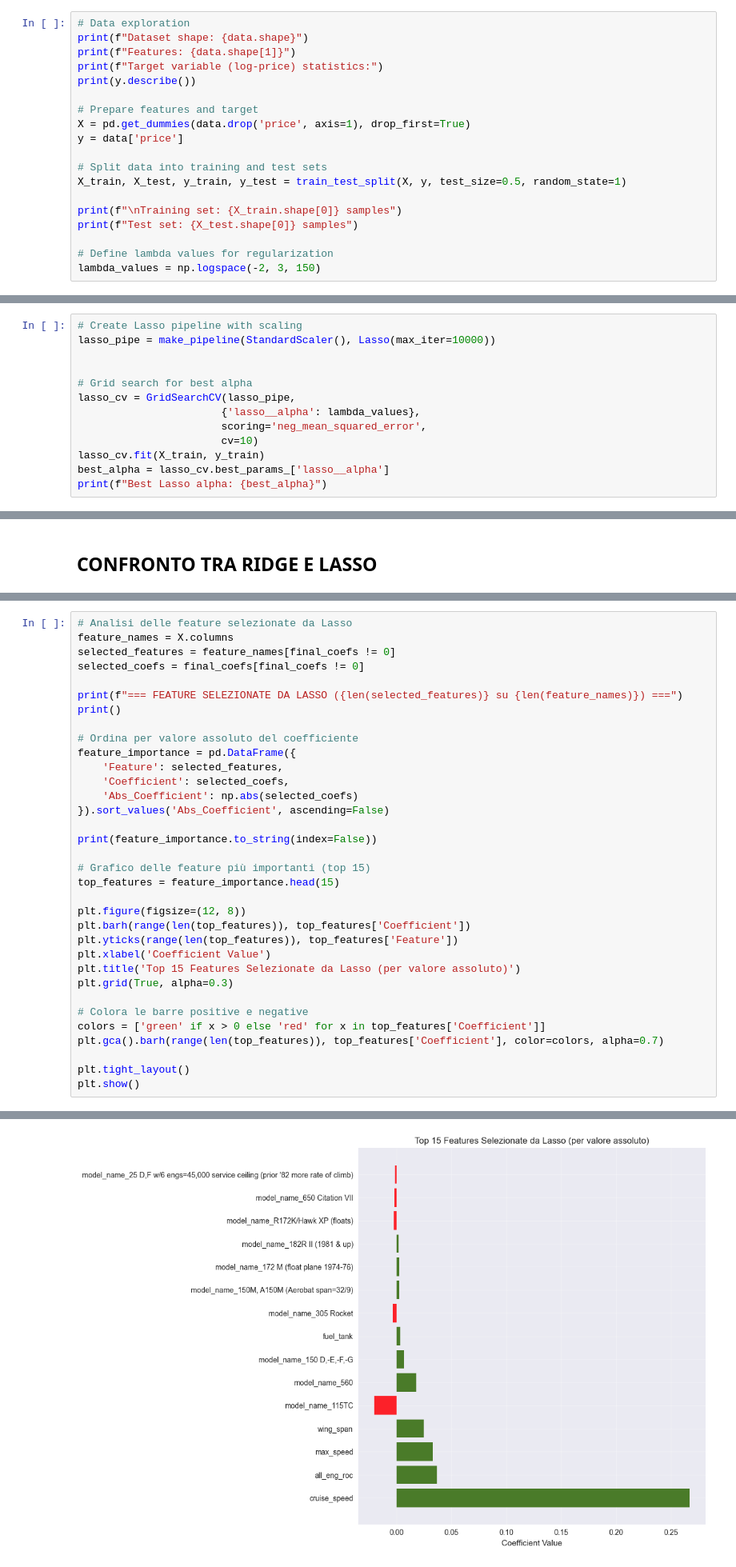
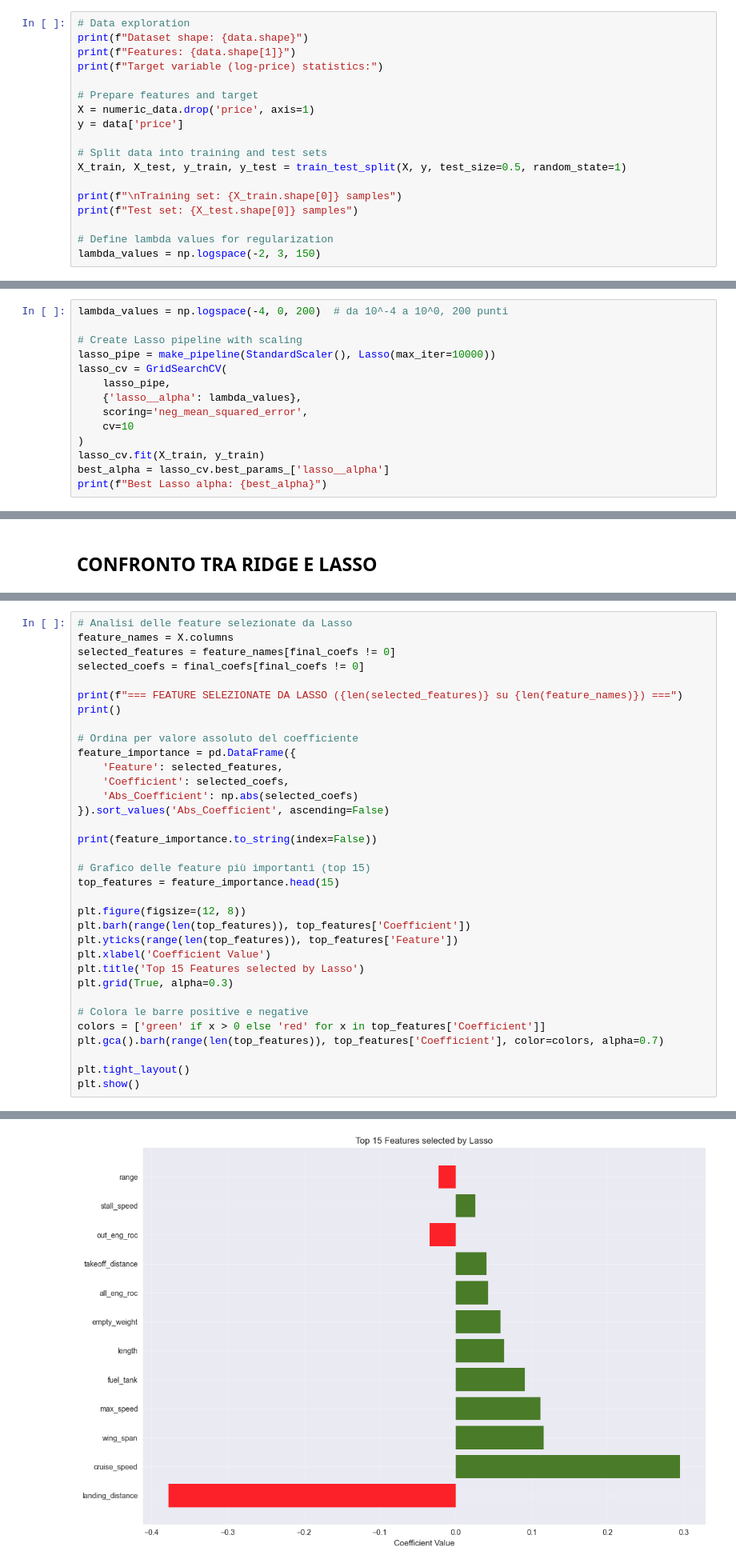
Before and after one commit to aminb00/StatisticalLearningProject, a Jupyter notebook: ULTIMAFINALE/RidgeLassoLog.ipynb, the cells around one changed output, grey strips where cells are left out. Shown: that part at 80% size. Cells and saved outputs as stored; diff of their text form.

```diff
--- a/ULTIMAFINALE/RidgeLassoLog.ipynb
+++ b/ULTIMAFINALE/RidgeLassoLog.ipynb
@@ -52,10 +52,9 @@ numeric_data
 print(f"Dataset shape: {data.shape}")
 print(f"Features: {data.shape[1]}")
 print(f"Target variable (log-price) statistics:")
-print(y.describe())
 
 # Prepare features and target
-X = pd.get_dummies(data.drop('price', axis=1), drop_first=True)
+X = numeric_data.drop('price', axis=1)
 y = data['price']
 
 # Split data into training and test sets
@@ -172,15 +169,16 @@ plt.show()
 # %% [markdown]
 ## LASSO
 # %%
+lambda_values = np.logspace(-4, 0, 200)  # da 10^-4 a 10^0, 200 punti
+
 # Create Lasso pipeline with scaling
 lasso_pipe = make_pipeline(StandardScaler(), Lasso(max_iter=10000))
-
-
-# Grid search for best alpha
-lasso_cv = GridSearchCV(lasso_pipe,
-                       {'lasso__alpha': lambda_values},
-                       scoring='neg_mean_squared_error',
-                       cv=10)
+lasso_cv = GridSearchCV(
+    lasso_pipe,
+    {'lasso__alpha': lambda_values},
+    scoring='neg_mean_squared_error',
+    cv=10
+)
 lasso_cv.fit(X_train, y_train)
 best_alpha = lasso_cv.best_params_['lasso__alpha']
 print(f"Best Lasso alpha: {best_alpha}")
@@ -381,7 +424,7 @@ plt.figure(figsize=(12, 8))
 plt.barh(range(len(top_features)), top_features['Coefficient'])
 plt.yticks(range(len(top_features)), top_features['Feature'])
 plt.xlabel('Coefficient Value')
-plt.title('Top 15 Features Selezionate da Lasso (per valore assoluto)')
+plt.title('Top 15 Features selected by Lasso')
 plt.grid(True, alpha=0.3)
 
 # Colora le barre positive e negative
@@ -413,4 +452,4 @@ model_name_25 D,F w/6 engs=45,000 service ceiling (prior '82 more rate of climb)
-[figure, old version]
+[figure, new version]
 # %% [markdown]
 ## CONFRONTO CON LINEAR REGRESSION (BASELINE)
 # %%
```
Also changed, not shown: parts of 15 cells of this notebook, 3 other files.
